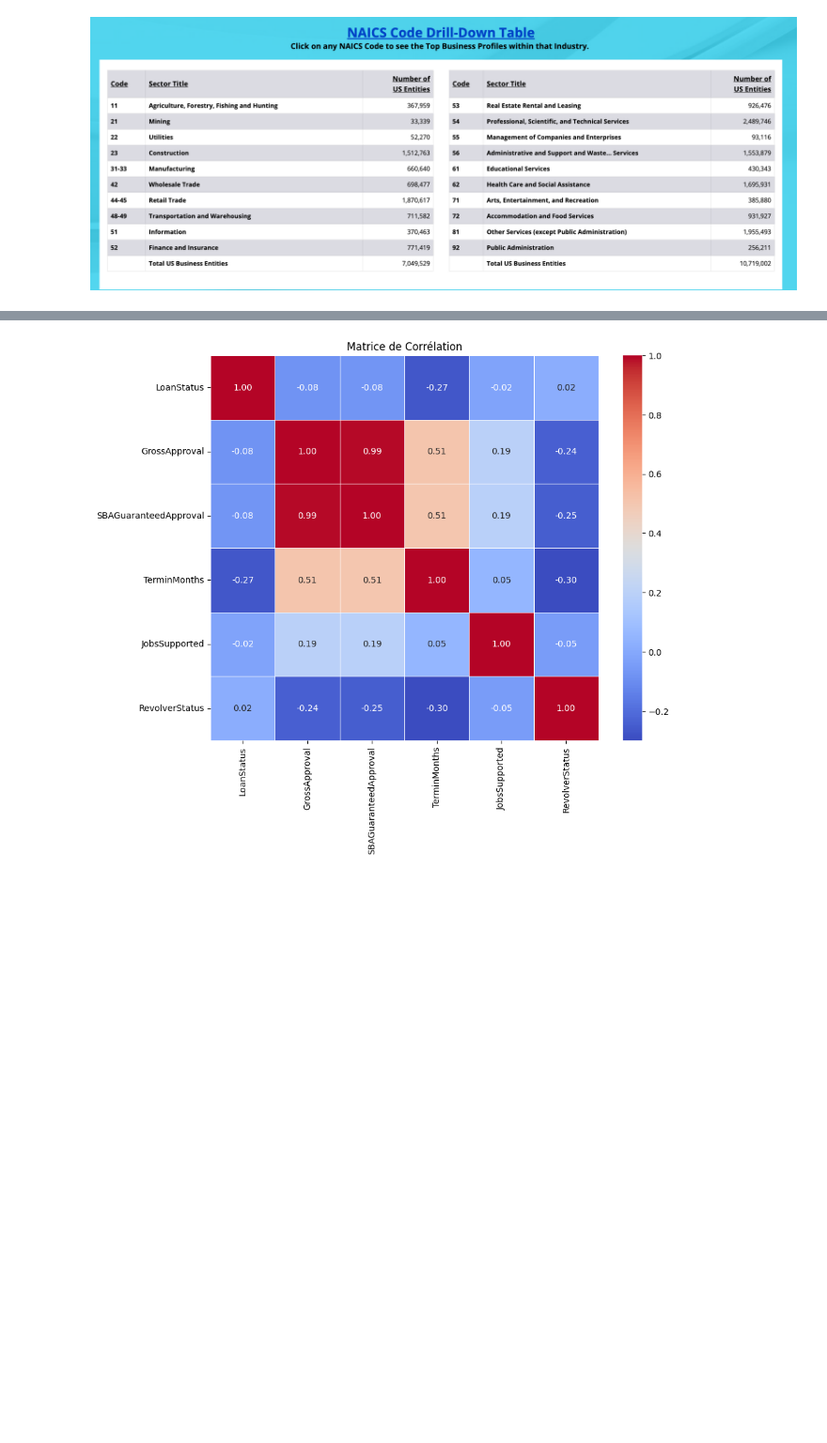
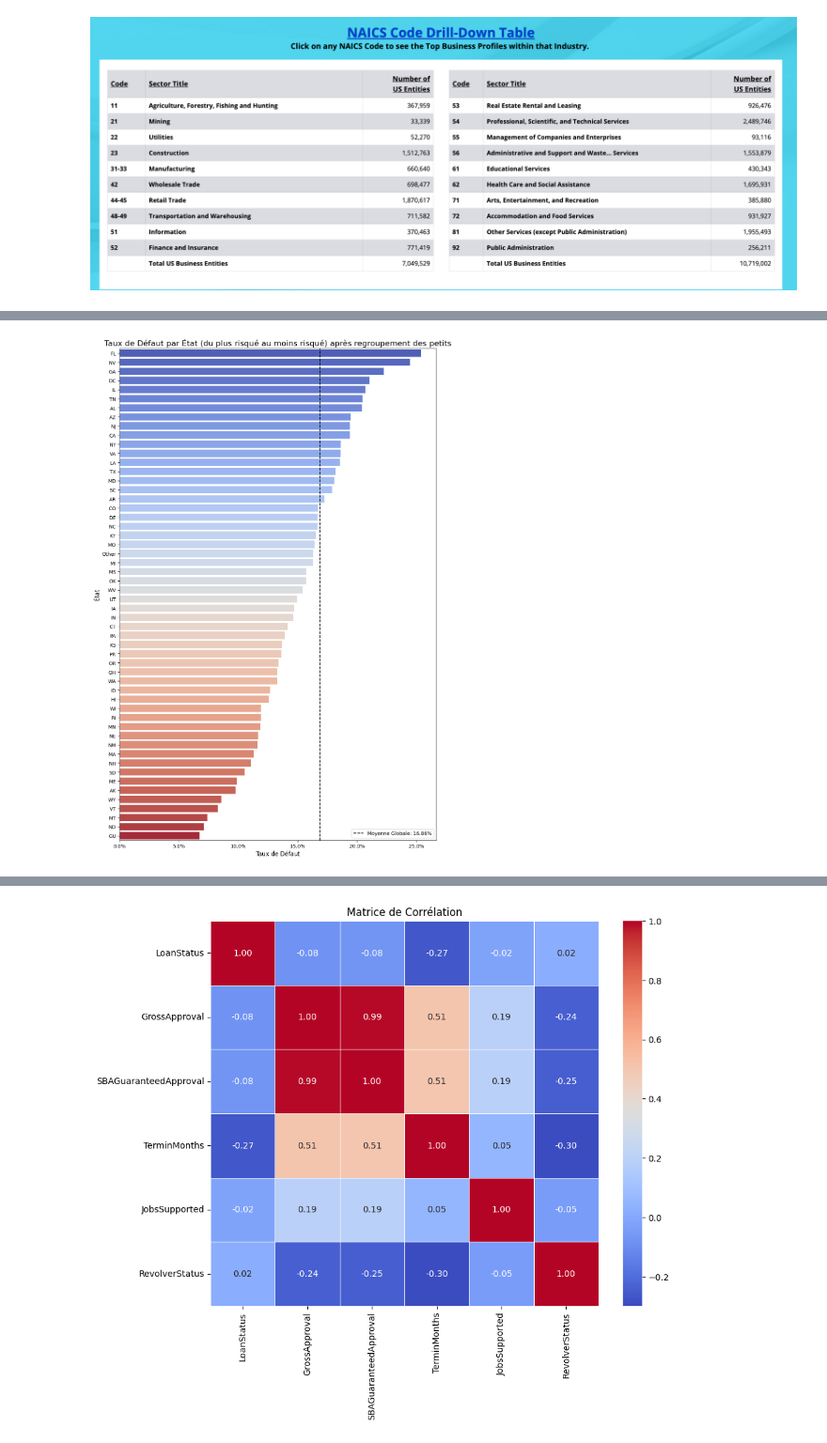
Before and after one commit to TigranGyurjyan/Machine_Learning_projet, a Jupyter notebook: EDA.ipynb, the cells around one changed output, grey strips where cells are left out. Shown at 94% size. Cells and saved outputs as stored; diff of their text form; code cells hidden in the pictures; blank space fills up the shorter version.

```diff
--- a/EDA.ipynb
+++ b/EDA.ipynb
@@ -384,0 +455,25 @@ plt.show()
+# %%
+freq = df['BorrState'].value_counts()
+state_rares = freq[freq < 300].index
+df.loc[df['BorrState'].isin(state_rares), 'BorrState'] = 'Other'
+# %%
+state_risk = df.groupby('BorrState')['LoanStatus'].mean().sort_values(ascending=False)
+plt.figure(figsize=(10, 15))
+sns.barplot(x=state_risk.values,
+            y=state_risk.index,
+            hue=state_risk.index,
+            legend=False,
+            palette="coolwarm")
+
+plt.title("Taux de Défaut par État (du plus risqué au moins risqué) après regroupement des petits", fontsize=16)
+plt.xlabel("Taux de Défaut", fontsize=12)
+plt.ylabel("État", fontsize=12)
+
+mean_val = df['LoanStatus'].mean()
+plt.axvline(x=mean_val, color='black', linestyle='--', label=f'Moyenne Globale: {mean_val:.2%}')
+plt.gca().xaxis.set_major_formatter(mtick.PercentFormatter(1.0))
+plt.legend()
+plt.tight_layout()
+plt.show()
+# %% [output]
+[figure, added]
```
Also changed, not shown: parts of 16 cells of this notebook.
